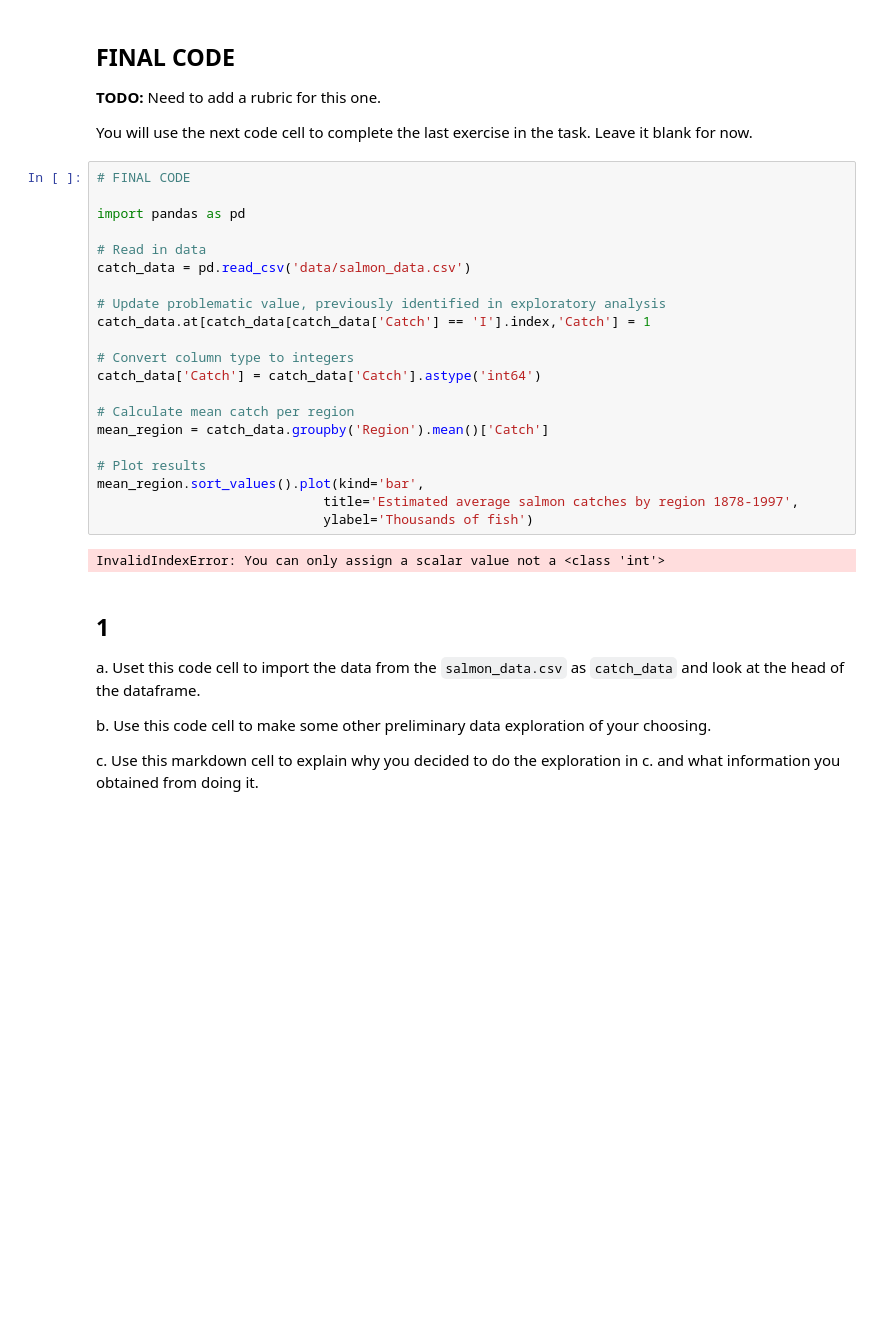
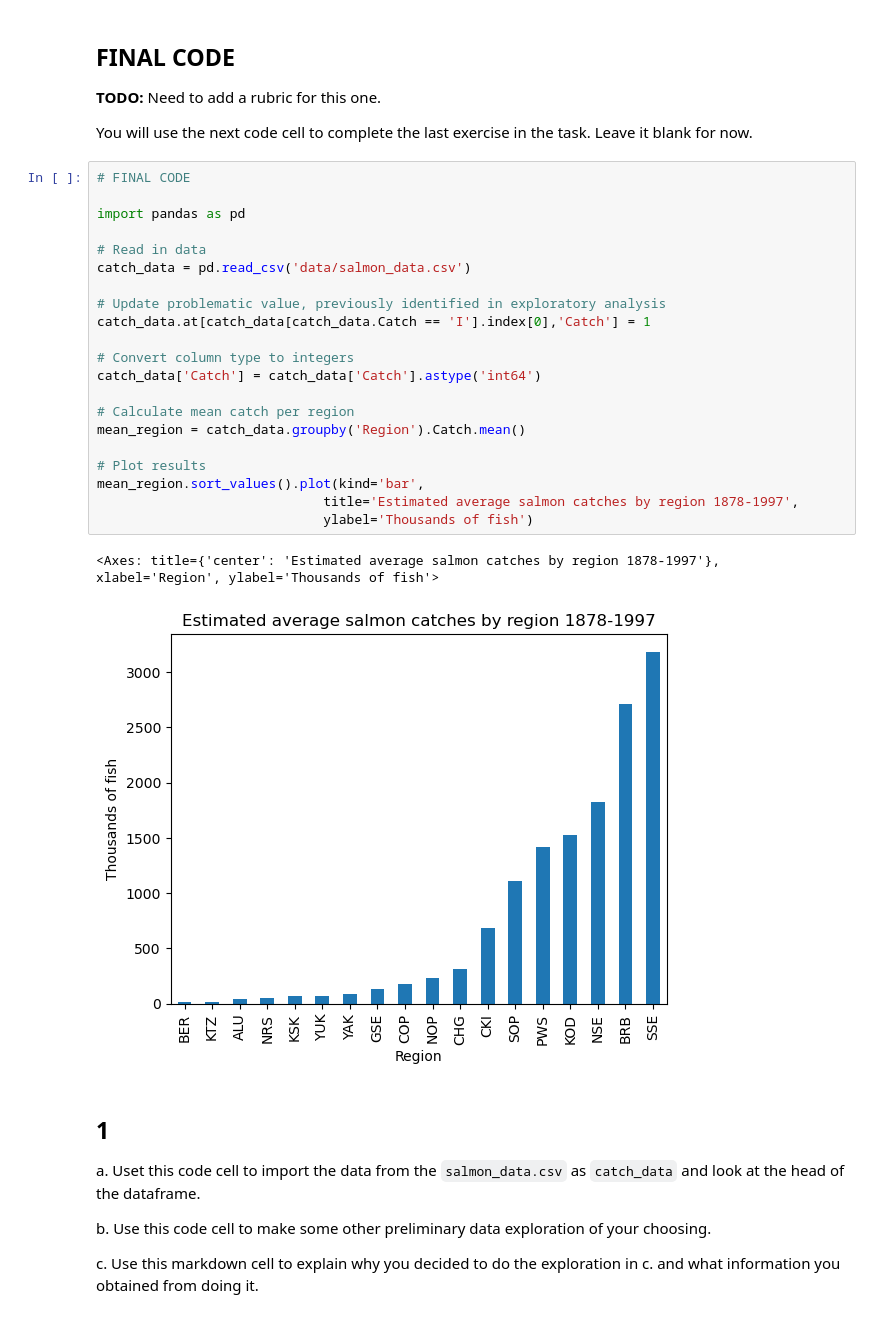
Before and after one commit to MEDS-eds-220/eds220-hw2-OTTER, a Jupyter notebook: hwk2-task2-salmon-SOLUTIONS.ipynb, the cells around one changed output. Drawn from its saved outputs; the diff is of its cells as text; blank space fills up the shorter version.

```diff
--- a/hwk2-task2-salmon-SOLUTIONS.ipynb
+++ b/hwk2-task2-salmon-SOLUTIONS.ipynb
@@ -52,26 +49,27 @@ You will use the next code cell to complete the last exercise in the task. Leave
 # %%
 # FINAL CODE
 
 import pandas as pd
 
 # Read in data
 catch_data = pd.read_csv('data/salmon_data.csv')
 
 # Update problematic value, previously identified in exploratory analysis
-catch_data.at[catch_data[catch_data['Catch'] == 'I'].index,'Catch'] = 1
+catch_data.at[catch_data[catch_data.Catch == 'I'].index[0],'Catch'] = 1
 
 # Convert column type to integers
 catch_data['Catch'] = catch_data['Catch'].astype('int64')
 
 # Calculate mean catch per region
-mean_region = catch_data.groupby('Region').mean()['Catch']
+mean_region = catch_data.groupby('Region').Catch.mean()
 
 # Plot results
 mean_region.sort_values().plot(kind='bar',
                              title='Estimated average salmon catches by region 1878-1997',
                              ylabel='Thousands of fish')
 # %% [output]
-InvalidIndexError: You can only assign a scalar value not a <class 'int'>
+<Axes: title={'center': 'Estimated average salmon catches by region 1878-1997'}, xlabel='Region', ylabel='Thousands of fish'>
+[figure, added]
 # %% [markdown]
 ## 1
 
```
Also changed, not shown: parts of 7 cells of this notebook.
